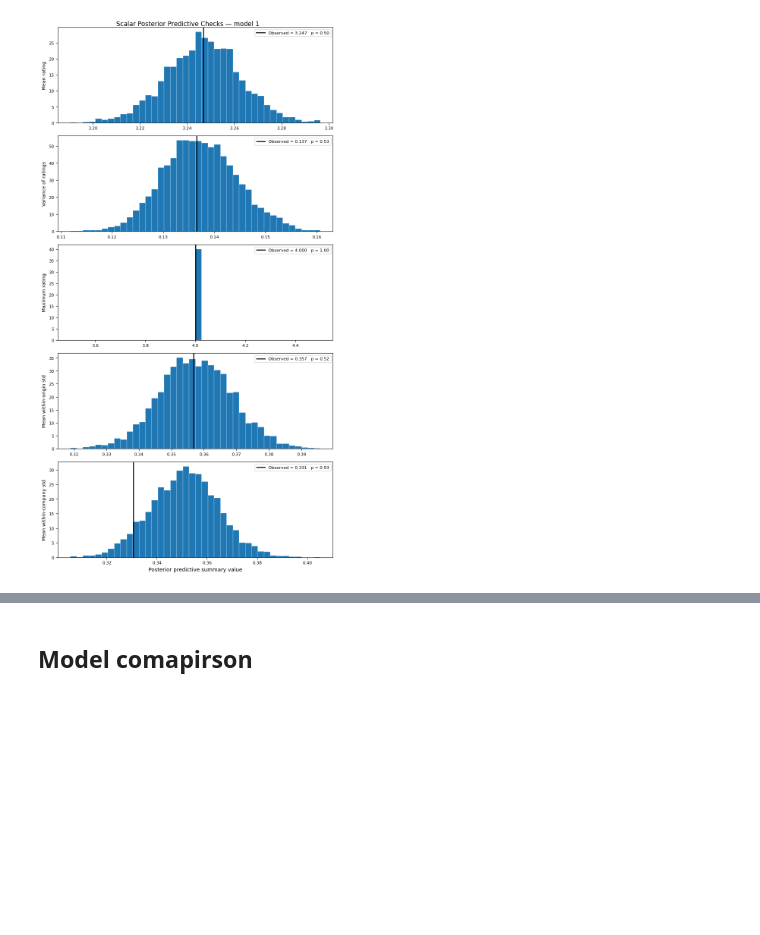
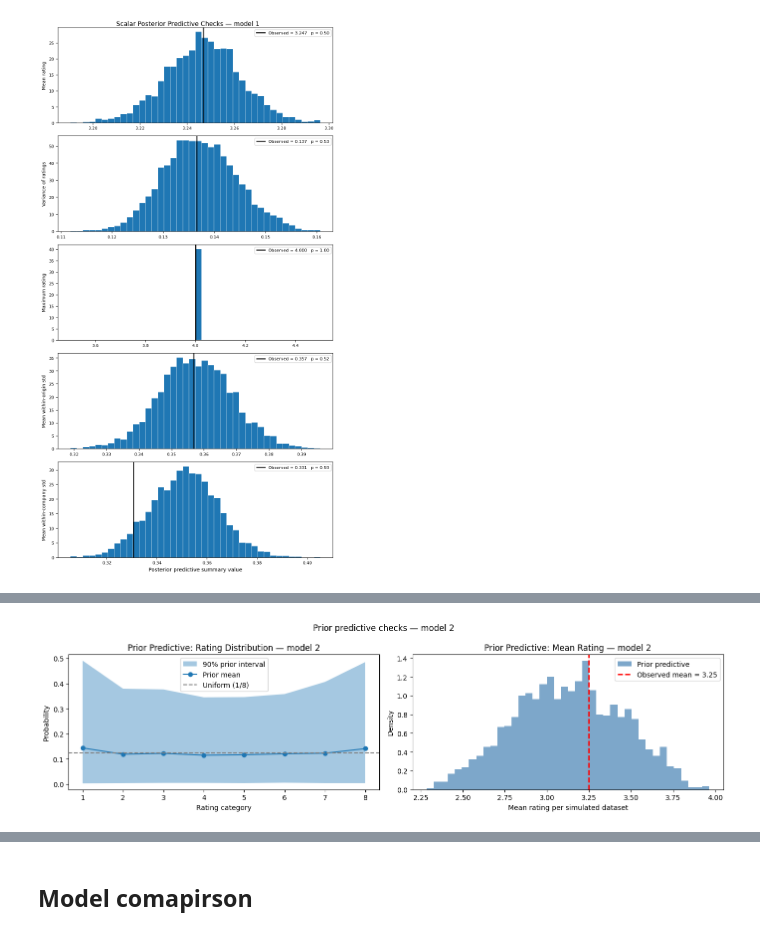
Before and after one commit to Julkaidscns/Chocolate-DA, a Jupyter notebook: analysis.ipynb, the cells around one changed output, grey strips where cells are left out. Cells and saved outputs as stored; diff of their text form; code cells hidden in the pictures; blank space fills up the shorter version.

```diff
--- a/analysis.ipynb
+++ b/analysis.ipynb
@@ -609,38 +840,69 @@ plt.show()
 # %%
-J = max(df["Bean Origin ID"])
-K = max(df["Company Location ID"])
+# ── Prior predictive: rating distribution ─────────────────
+pred_counts_p2 = np.apply_along_axis(
+    lambda x: np.bincount(x.astype(int) - 1, minlength=C), 1, rating_pred_prior2
+)
+pred_probs_p2 = pred_counts_p2 / pred_counts_p2.sum(axis=1, keepdims=True)
 
-prior_model3 = CmdStanModel(stan_file="prior_model3.stan")
+fig, axes = plt.subplots(1, 2, figsize=(14, 4))
 
-prior_data3 = {
-    "N": len(df),
-    "J": J,
-    "K": K,
-    "country":         df["Bean Origin ID"].tolist(),
-    "location":        df["Company Location ID"].tolist(),
-    "cocoa_pct_std":   df["Cocoa Percent norm"].tolist(),
-    "n_ingredients":   df["Number of ingredients"].tolist(),
-    "has_vanilla":     df["Has vanilla"].tolist(),
-    "year_std":        df["Year Norm"].tolist(),
-}
+ax = axes[0]
+ax.fill_between(range(1, C + 1),
+                np.percentile(pred_probs_p2, 5,  axis=0),
+                np.percentile(pred_probs_p2, 95, axis=0),
+                alpha=0.4, label="90% prior interval")
+ax.plot(range(1, C + 1), pred_probs_p2.mean(axis=0), marker='o', label="Prior mean")
+ax.axhline(1 / C, ls='--', color='gray', label=f"Uniform (1/{C})")
+ax.set_xlabel("Rating category"); ax.set_ylabel("Probability")
+ax.set_title("Prior Predictive: Rating Distribution — model 2")
+ax.legend()
 
-prior_fit3 = prior_model3.sample(
-    data=prior_data3,
-    fixed_param=True,
-    iter_sampling=2000,
-    chains=1,
-    seed=42,
-    show_progress=False,
-)
+# ── Prior predictive: mean rating ─────────────────────────
+id_to_rating = np.vectorize(inv_rating_map.get)
+prior2_vals  = id_to_rating(rating_pred_prior2)
 
-rating_pred_prior3 = prior_fit3.stan_variable("rating_pred")
-a_prior_draws3      = prior_fit3.stan_variable("a")
-b_prior_draws3       = prior_fit3.stan_variable("b")
-mu_global_prior3     = prior_fit3.stan_variable("mu_global")
-sigma_prior_draws3   = prior_fit3.stan_variable("sigma")
-beta_cocoa1_prior3   = prior_fit3.stan_variable("beta_cocoa1")
-beta_cocoa2_prior3   = prior_fit3.stan_variable("beta_cocoa2")
-beta_ingredients_prior3 = prior_fit3.stan_variable("beta_ingredients")
-beta_vanilla_prior3 = prior_fit3.stan_variable("beta_vanilla")
-beta_year_prior3    = prior_fit3.stan_variable("beta_year")
+ax = axes[1]
+ax.hist(prior2_vals.mean(axis=1), bins=40, density=True, alpha=0.7,
+        color="steelblue", label="Prior predictive")
+ax.axvline(df["Rating"].mean(), color="red", lw=2, ls="--",
+           label=f"Observed mean = {df['Rating'].mean():.2f}")
+ax.set_xlabel("Mean rating per simulated dataset")
+ax.set_ylabel("Density")
+ax.set_title("Prior Predictive: Mean Rating — model 2")
+ax.legend()
+
+plt.suptitle("Prior predictive checks — model 2")
+plt.tight_layout()
+plt.show()
+# ── Prior cutpoint spacing ────────────────────────────────
+fig, ax = plt.subplots(figsize=(8, 4))
+for k in range(C - 1):
+    ax.boxplot(c_prior_draws2[:, k], positions=[k + 1], widths=0.6,
+               medianprops=dict(color='black'))
+ax.set_xlabel("Cutpoint index k")
+ax.set_ylabel("Log-odds value")
+ax.set_title("Prior Cutpoint Spacing — model 2 (should be ordered left→right)")
+plt.tight_layout()
+plt.show()
+
+# ── Prior sigma distributions ─────────────────────────────
+fig, axes = plt.subplots(1, 3, figsize=(15, 4))
+x_s = np.linspace(0, 4, 300)
+ref = stats.halfnorm.pdf(x_s, scale=1.0)
+
+for ax, samples, name in zip(
+    axes,
+    [sigma_origin_prior2, sigma_prod_prior2, sigma_lam_prior2],
+    ["sigma_origin", "sigma_producer", "sigma_lambda"]
+):
+    ax.hist(samples, bins=50, density=True, alpha=0.6)
+    ax.plot(x_s, ref, 'k-', lw=2, label="HalfNormal(1) PDF")
+    ax.axvline(np.percentile(samples, 95), ls='--', color='gray',
+               label=f"95th pct = {np.percentile(samples, 95):.2f}")
+    ax.set_title(name); ax.set_xlabel("Value"); ax.legend(fontsize=8)
+    ax.set_ylim([0, 4])
+
+plt.suptitle("Prior sigma distributions — model 2")
+plt.tight_layout()
+plt.show()
 # %% [output]
@@ -649,0 +909 @@ beta_year_prior3    = prior_fit3.stan_variable("beta_year")
+[figure, added]
```
Also changed, not shown: parts of 29 cells of this notebook.
